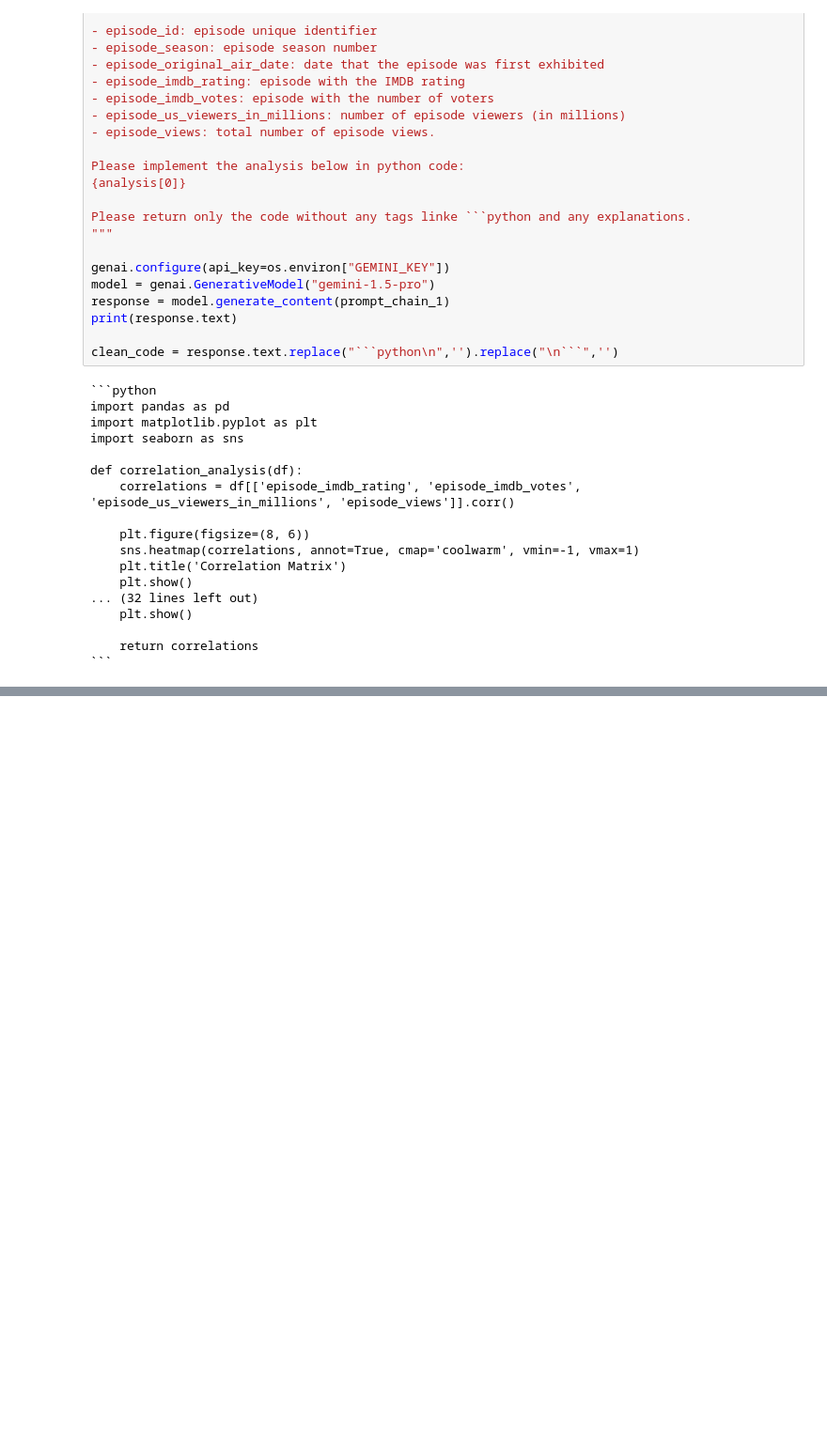
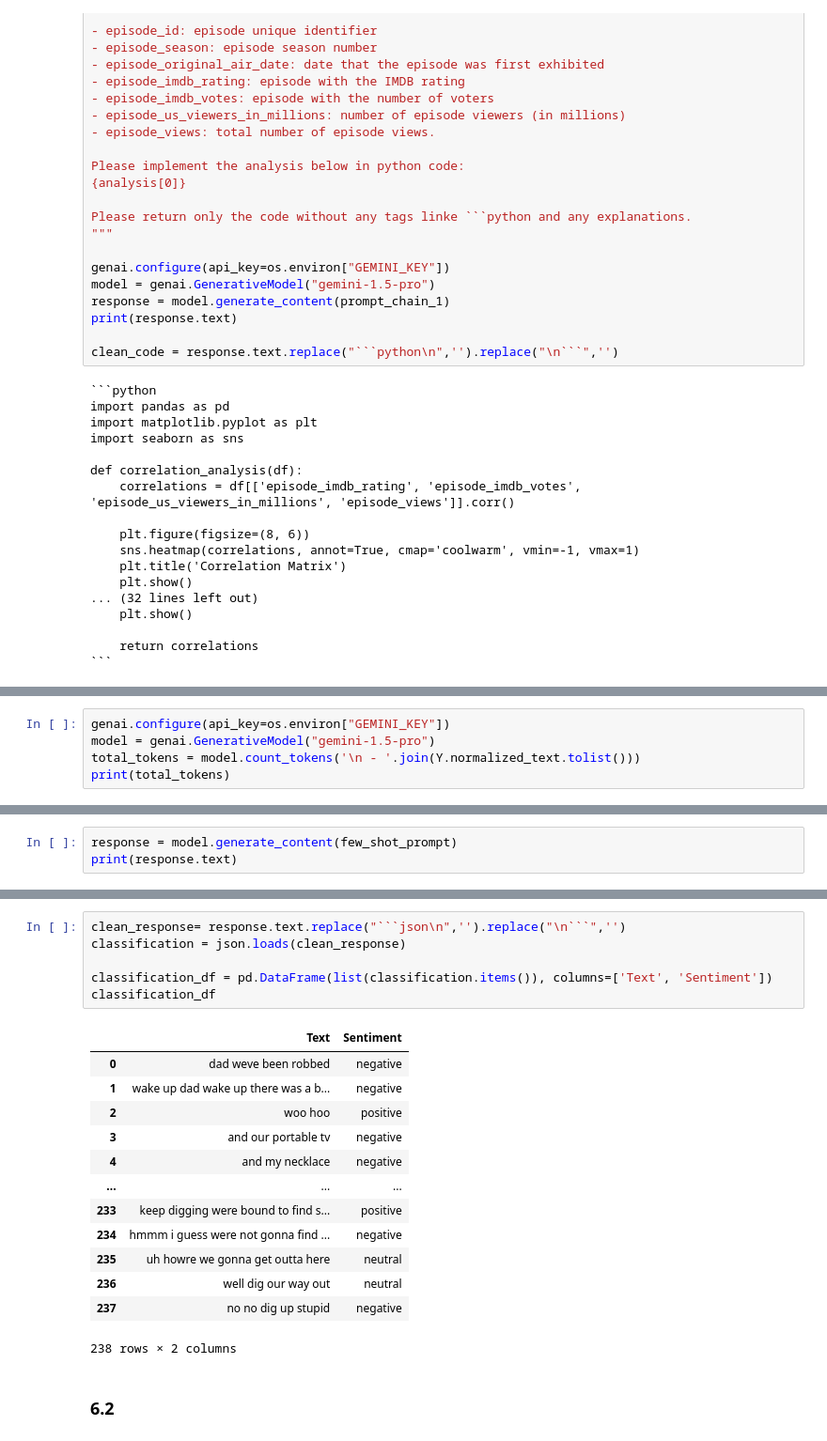
Before and after one commit to pedromvba/prompt-eng-tp3, a Jupyter notebook: tp3.ipynb, the cells around one changed output, grey strips where cells are left out. Shown at 94% size. Drawn from its saved outputs; the diff is of its cells as text; blank space fills up the shorter version.

````diff
--- a/tp3.ipynb
+++ b/tp3.ipynb
@@ -362,0 +454,5 @@ correlation_analysis(episode_stats)
+# %%
+genai.configure(api_key=os.environ["GEMINI_KEY"])
+model = genai.GenerativeModel("gemini-1.5-pro")
+total_tokens = model.count_tokens('\n - '.join(Y.normalized_text.tolist()))
+print(total_tokens)
@@ -362,0 +461,3 @@ correlation_analysis(episode_stats)
+# %%
+response = model.generate_content(few_shot_prompt)
+print(response.text)
@@ -362,0 +482,22 @@ correlation_analysis(episode_stats)
+# %%
+clean_response= response.text.replace("```json\n",'').replace("\n```",'')
+classification = json.loads(clean_response)
+
+classification_df = pd.DataFrame(list(classification.items()), columns=['Text', 'Sentiment'])
+classification_df
+# %% [output]
+|  | Text | Sentiment |
+| 0 | dad weve been robbed | negative |
+| 1 | wake up dad wake up there was a b... | negative |
+| 2 | woo hoo | positive |
+| 3 | and our portable tv | negative |
+| 4 | and my necklace | negative |
+| ... | ... | ... |
+| 233 | keep digging were bound to find s... | positive |
+| 234 | hmmm i guess were not gonna find ... | negative |
+| 235 | uh howre we gonna get outta here | neutral |
+| 236 | well dig our way out | neutral |
+| 237 | no no dig up stupid | negative |
+238 rows × 2 columns
+# %% [markdown]
+### 6.2
````
Also changed, not shown: parts of 20 cells of this notebook, 1 other file.
